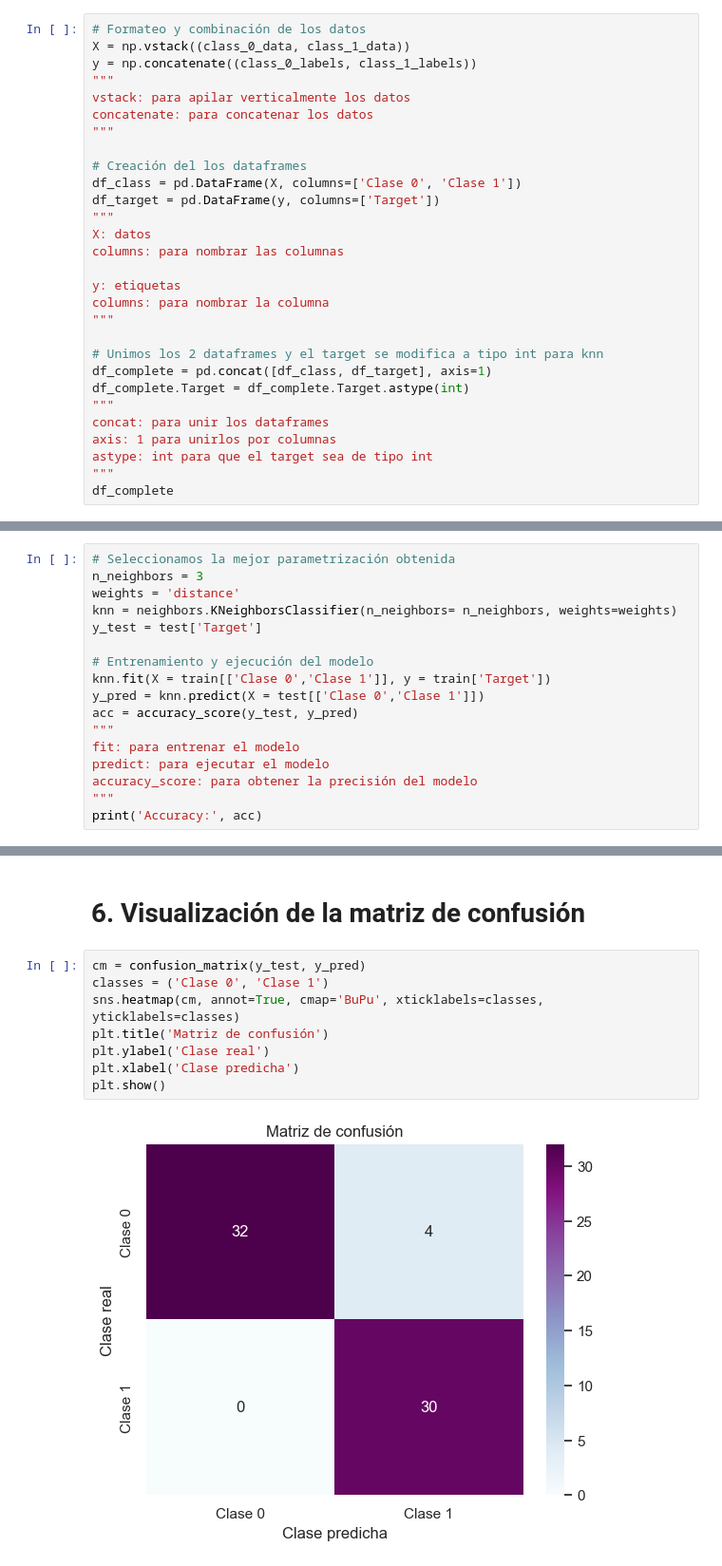
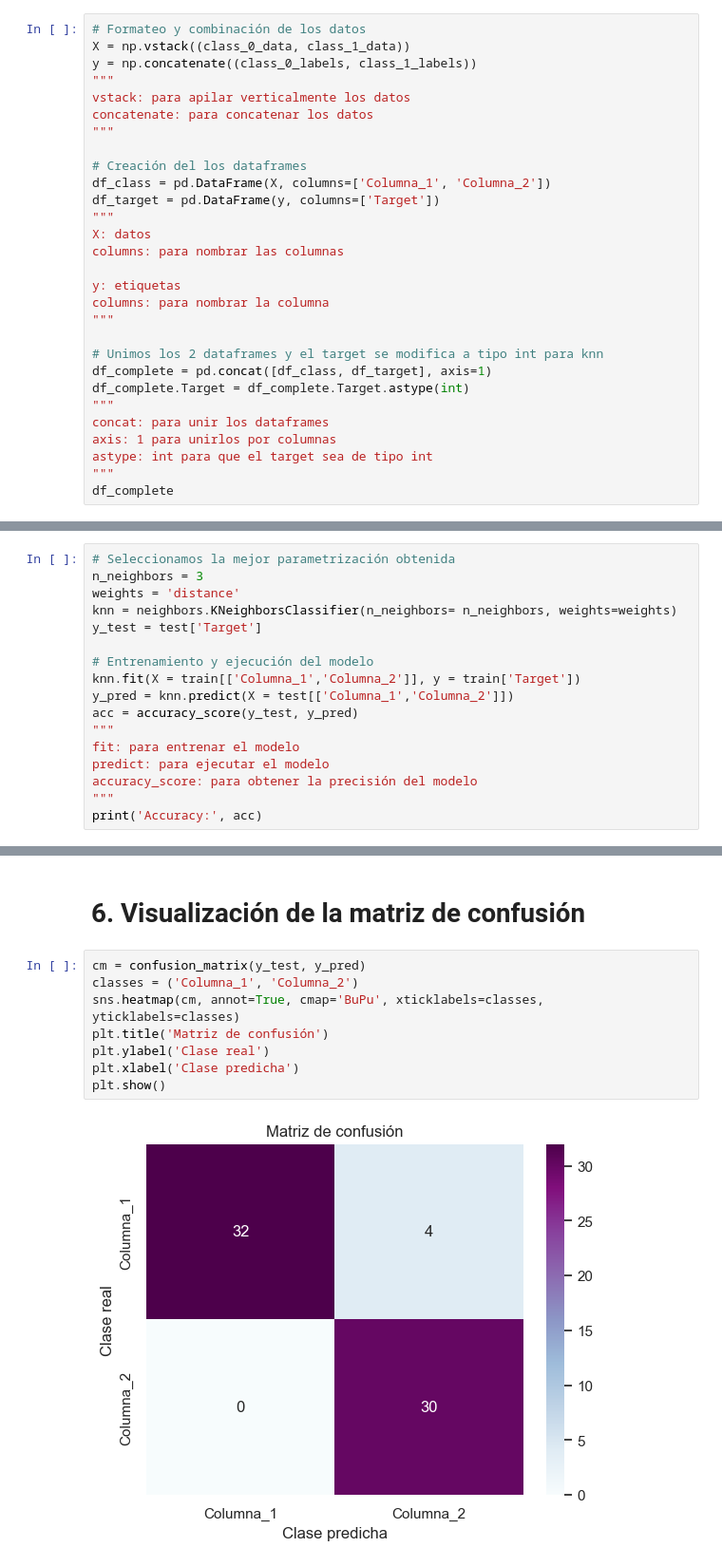
Before and after one commit to a21lofese/SAA, a Jupyter notebook: Prácticas Naive Bayes y KNN/Ejercicio1.ipynb, the cells around one changed output, grey strips where cells are left out. Shown at 95% size. Saved outputs shown, nothing was run; the diff lists cells and outputs as text.

```diff
--- a/Prácticas Naive Bayes y KNN/Ejercicio1.ipynb
+++ b/Prácticas Naive Bayes y KNN/Ejercicio1.ipynb
@@ -50,7 +50,7 @@ concatenate: para concatenar los datos
 """
 
 # Creación del los dataframes
-df_class = pd.DataFrame(X, columns=['Clase 0', 'Clase 1'])
+df_class = pd.DataFrame(X, columns=['Columna_1', 'Columna_2'])
 df_target = pd.DataFrame(y, columns=['Target'])
 """
 X: datos
@@ -190,8 +190,8 @@ knn = neighbors.KNeighborsClassifier(n_neighbors= n_neighbors, weights=weights)
 y_test = test['Target']
 
 # Entrenamiento y ejecución del modelo
-knn.fit(X = train[['Clase 0','Clase 1']], y = train['Target'])
-y_pred = knn.predict(X = test[['Clase 0','Clase 1']])
+knn.fit(X = train[['Columna_1','Columna_2']], y = train['Target'])
+y_pred = knn.predict(X = test[['Columna_1','Columna_2']])
 acc = accuracy_score(y_test, y_pred)
 """
 fit: para entrenar el modelo
@@ -205,14 +205,14 @@ Accuracy: 0.9393939393939394
 # 6. Visualización de la matriz de confusión
 # %%
 cm = confusion_matrix(y_test, y_pred)
-classes = ('Clase 0', 'Clase 1')
+classes = ('Columna_1', 'Columna_2')
 sns.heatmap(cm, annot=True, cmap='BuPu', xticklabels=classes, yticklabels=classes)
 plt.title('Matriz de confusión')
 plt.ylabel('Clase real')
 plt.xlabel('Clase predicha')
 plt.show()
 # %% [output]
-[figure, old version]
+[figure, new version]
 # %% [markdown]
 Podemos observar los siguientes valores:
 
```
Also changed, not shown: parts of 4 cells of this notebook, 2 other files.
